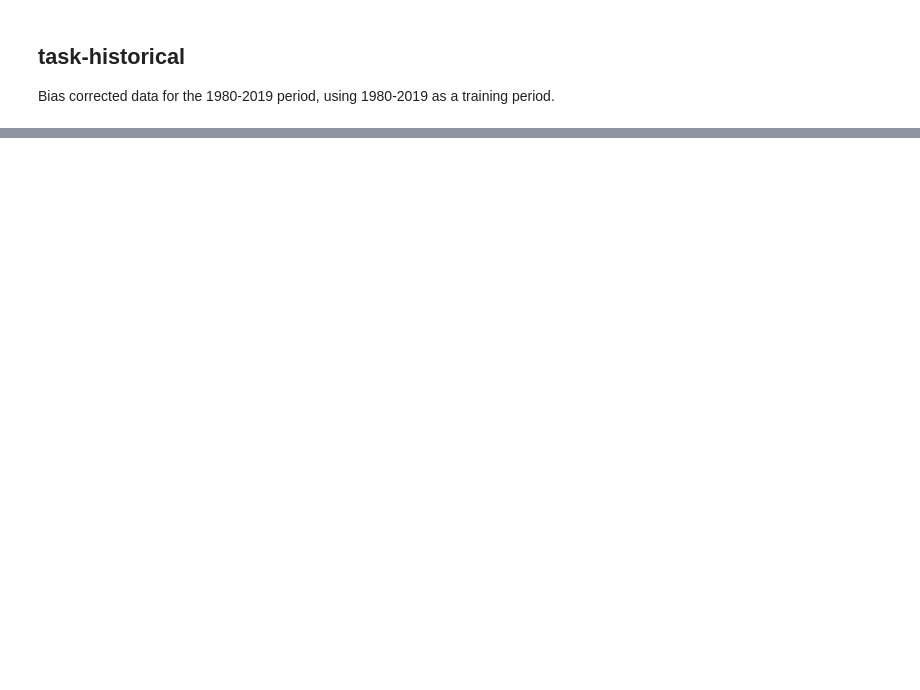
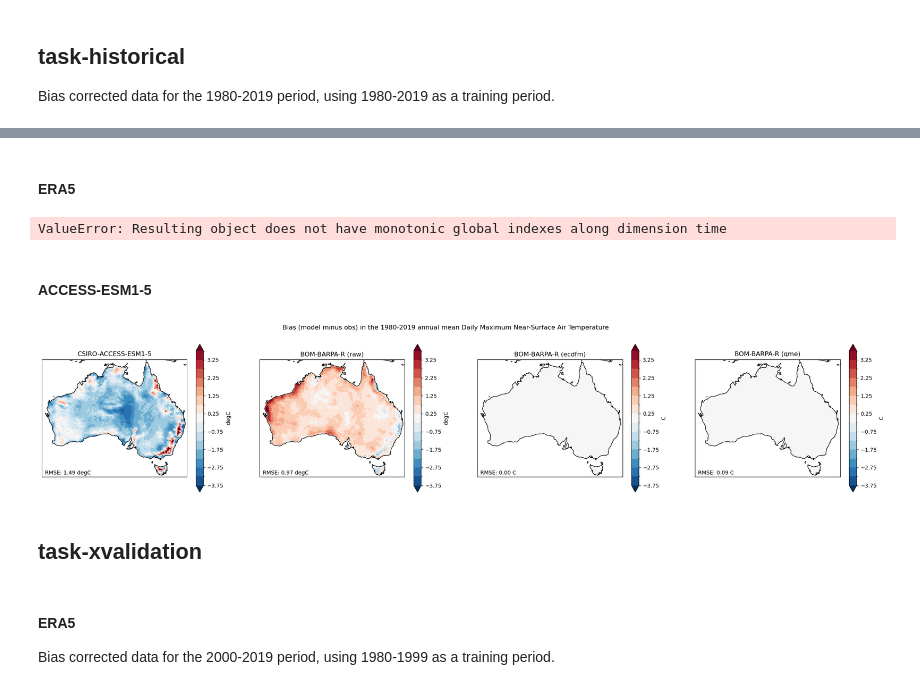
Before and after one commit to AusClimateService/npcp, a Jupyter notebook: results/mean_bias.ipynb, the cells around one changed output, grey strips where cells are left out. Cells and saved outputs as stored; diff of their text form; code cells hidden in the pictures; blank space fills up the shorter version.

```diff
--- a/results/mean_bias.ipynb
+++ b/results/mean_bias.ipynb
@@ -140,30 +139,39 @@ def plot_mean_bias(ax, mean_obs, da_model, var, cmap, levels, model_name):
     ax.set_title(model_name)
     ax.coastlines()
 # %%
-def plot_comparison(var, rcm, task, cmap, levels):
+def plot_comparison(var, gcm, rcm, task, cmap, levels):
     """Plot the complete comparison"""
 
-    mean_obs, da_gcm, da_rcm_raw, da_rcm_ecdfm, da_rcm_qme = get_data(var, rcm, task)
+    da_dict = get_data(var, gcm, rcm, task)
+    ncols = 5 if task == 'xvalidation' else 4
 
-    fig = plt.figure(figsize=[28, 6])
-    ax1 = fig.add_subplot(141, projection=ccrs.PlateCarree())
+    fig = plt.figure(figsize=[7 * ncols, 5])
+    ax1 = fig.add_subplot(1, ncols, 1, projection=ccrs.PlateCarree())
     plot_mean_bias(
-        ax1, mean_obs, da_gcm, var, cmap, levels, 'CSIRO-ACCESS-ESM1-5',
+        ax1, da_dict['mean_obs'], da_dict['gcm'], var, cmap, levels, gcm,
     )
-    ax2 = fig.add_subplot(142, projection=ccrs.PlateCarree())
+    ax2 = fig.add_subplot(1, ncols, 2, projection=ccrs.PlateCarree())
     plot_mean_bias(
-        ax2, mean_obs, da_rcm_raw, var, cmap, levels, f'{rcm} (raw)'
+        ax2, da_dict['mean_obs'], da_dict['rcm_raw'], var, cmap, levels, f'{rcm} (raw)'
     )
-    ax3 = fig.add_subplot(143, projection=ccrs.PlateCarree())
+    ax3 = fig.add_subplot(1, ncols, 3, projection=ccrs.PlateCarree())
     plot_mean_bias(
-        ax3, mean_obs, da_rcm_ecdfm, var, cmap, levels, f'{rcm} (ecdfm)'
+        ax3, da_dict['mean_obs'], da_dict['rcm_ecdfm'], var, cmap, levels, f'{rcm} (ecdfm)'
     )
-    ax4 = fig.add_subplot(144, projection=ccrs.PlateCarree())
+    ax4 = fig.add_subplot(1, ncols, 4, projection=ccrs.PlateCarree())
     plot_mean_bias(
-        ax4, mean_obs, da_rcm_qme, var, cmap, levels, f'{rcm} (qme)'
+        ax4, da_dict['mean_obs'], da_dict['rcm_qme'], var, cmap, levels, f'{rcm} (qme)'
     )
-    long_name = da_rcm_raw.attrs['long_name']
-    start_year = '1990' if task == 'xvalidation' else '1980'
+    if task == 'xvalidation':
+        ax5 = fig.add_subplot(1, ncols, 5, projection=ccrs.PlateCarree())
+        plot_mean_bias(
+            ax5, da_dict['mean_obs'], da_dict['rcm_qdm'], var, cmap, levels, f'{rcm} (qdm)'
+        )
+    long_name = da_dict['rcm_raw'].attrs['long_name']
+    if gcm == 'ECMWF-ERA5':
+        start_year = '2000' if task == 'xvalidation' else '1980'
+    else:
+        start_year = '1990' if task == 'xvalidation' else '1980'
     plt.suptitle(f'Bias (model minus obs) in the {start_year}-2019 annual mean {long_name}')
     plt.show()
 # %% [markdown]
@@ -266,0 +183,6 @@ plot_comparison('pr', 'UQ-DES-CCAM-2105', 'xvalidation', 'BrBG', pr_levels)
+# %% [markdown]
+#### ERA5
+# %%
+plot_comparison('tasmax', 'ECMWF-ERA5', 'BOM-BARPA-R', 'historical', 'RdBu_r', tasmax_levels)
+# %% [output]
+ValueError: Resulting object does not have monotonic global indexes along dimension time
@@ -266,0 +193,6 @@ plot_comparison('pr', 'UQ-DES-CCAM-2105', 'xvalidation', 'BrBG', pr_levels)
+# %% [markdown]
+#### ACCESS-ESM1-5
+# %%
+plot_comparison('tasmax', 'CSIRO-ACCESS-ESM1-5', 'BOM-BARPA-R', 'historical', 'RdBu_r', tasmax_levels)
+# %% [output]
+[figure, added]
@@ -266,0 +203,6 @@ plot_comparison('pr', 'UQ-DES-CCAM-2105', 'xvalidation', 'BrBG', pr_levels)
+# %% [markdown]
+## task-xvalidation
+# %% [markdown]
+#### ERA5
+
+Bias corrected data for the 2000-2019 period, using 1980-1999 as a training period.
```
Also changed, not shown: parts of 41 cells of this notebook.
